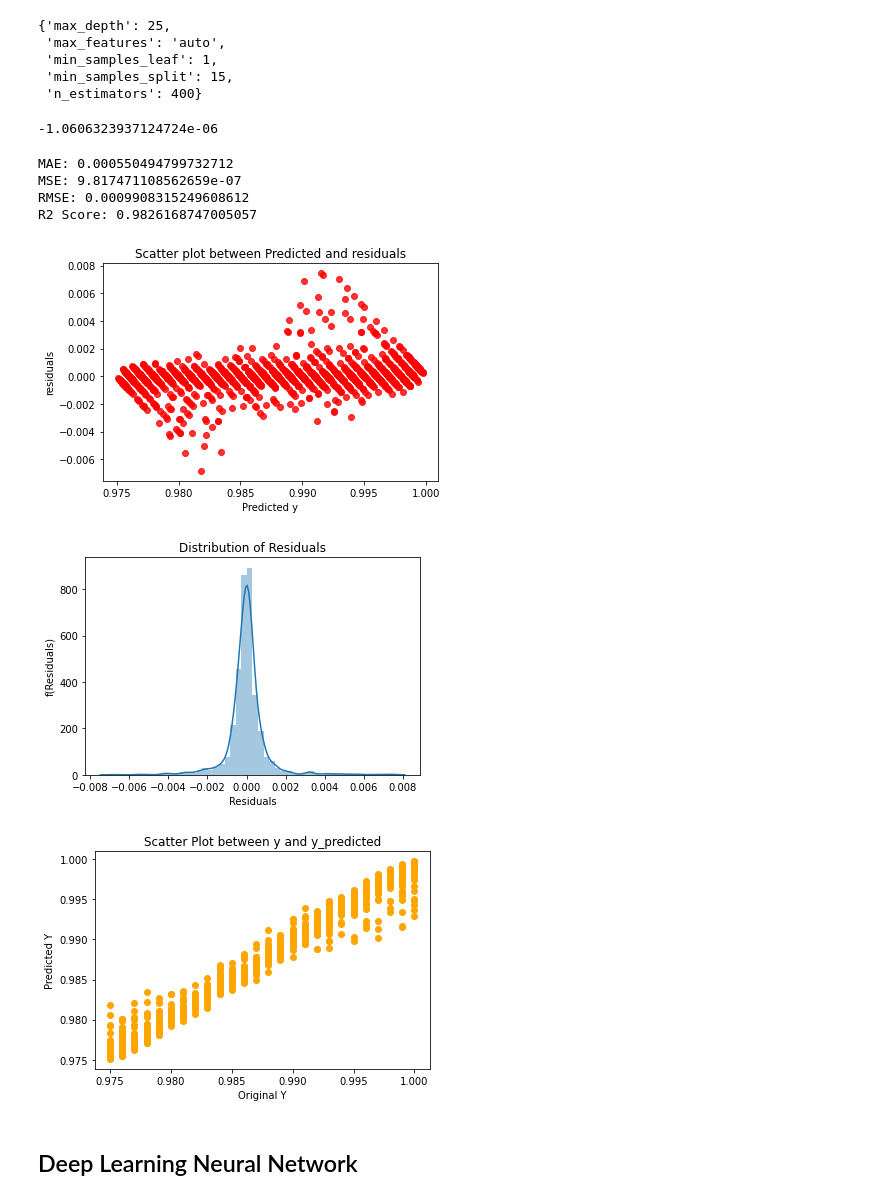
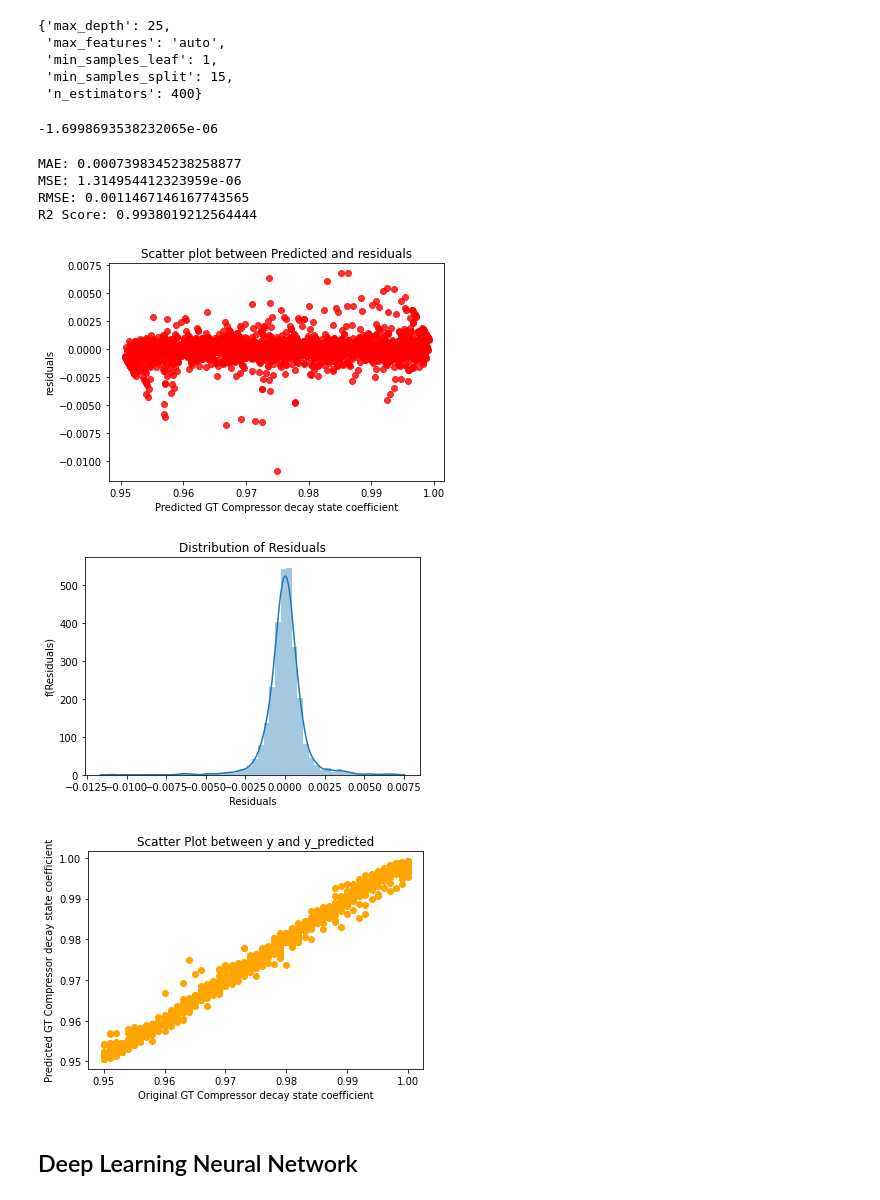
Before and after one commit to rawat999/Propulsion-Plants-Decay-Evaluation, a Jupyter notebook: Propulsion_Plants_Decay_Evaluation.ipynb, the cells around one changed output. Drawn from its saved outputs; the diff is of its cells as text; code cells hidden in the pictures.

Commit message:
GT Compressor decay state coefficient

```diff
--- a/Propulsion_Plants_Decay_Evaluation.ipynb
+++ b/Propulsion_Plants_Decay_Evaluation.ipynb
@@ -12,7 +12,8 @@ import seaborn as sns
 # %% [markdown]
 **Reading Data from github**
 # %%
-df = pd.read_csv("https://raw.githubusercontent.com/rawatpremsingh999/Propulsion-Plants-Decay-Evaluation/master/propulsion.csv",index_col=["Unnamed: 0"])
+url = "https://raw.githubusercontent.com/rawatpremsingh999/Propulsion-Plants-Decay-Evaluation/master/propulsion.csv"
+df = pd.read_csv(url,index_col=["Unnamed: 0"])
 # %%
 df.head()
 # %% [output]
@@ -89,6 +164,6 @@ Index(['Lever position (lp) [ ]', 'Ship speed (v) [knots]',
 # %%
-df_for_Turbine = df.drop(columns = ['Ship speed (v) [knots]',
-       'GT Compressor inlet air temperature (T1) [C]',
+# removing unimportant feature
+df_for_Turbine = df.drop(columns = ['GT Compressor inlet air temperature (T1) [C]',
        'GT Compressor inlet air pressure (P1) [bar]'])
 df_for_Turbine.head()
 # %% [output]
@@ -117,8 +192,8 @@ plt.hist(df['GT Turbine decay state coefficient.'])
 import statsmodels.api as sm
 from scipy import stats
 # %%
-X = df_for_Turbine.iloc[:,:-1]
-y = df_for_Turbine.iloc[:,-1]
+X = df_for_Turbine.drop(columns=['GT Compressor decay state coefficient.'])
+y = df_for_Turbine.iloc[:,-2]
 z = sm.add_constant(X)
 model = sm.OLS(y,z).fit()
 print(model.summary())
@@ -204,6 +240,0 @@ plt.show()
-# %%
-X = df.iloc[:,:-2]
-y = df.iloc[:,-2]
-z = sm.add_constant(X)
-model = sm.OLS(y,z).fit()
-print(model.summary())
@@ -417,7 +399,7 @@ rf_random.best_params_
 # %%
 rf_random.best_score_
 # %% [output]
--1.0606323937124724e-06
+-1.6998693538232065e-06
 # %%
 y_pred = rf_random.predict(X_test)
 # %%
@@ -426,20 +408,20 @@ print('MSE:', mean_squared_error(y_test, y_pred))
 print('RMSE:', np.sqrt(mean_squared_error(y_test, y_pred)))
 print('R2 Score:', r2_score(y_test, y_pred))
 # %% [output]
-MAE: 0.000550494799732712
-MSE: 9.817471108562659e-07
-RMSE: 0.0009908315249608612
-R2 Score: 0.9826168747005057
+MAE: 0.0007398345238258877
+MSE: 1.314954412323959e-06
+RMSE: 0.0011467146167743565
+R2 Score: 0.9938019212564444
 # %%
 # Residuals plot
 residuals  = y_test - y_pred
 sns.regplot(x = y_pred, y = residuals,scatter = True, fit_reg= False,color='red')
-plt.xlabel('Predicted y')
+plt.xlabel('Predicted GT Compressor decay state coefficient')
 plt.ylabel('residuals')
 plt.title('Scatter plot between Predicted and residuals')
 plt.show()
 # %% [output]
-[figure, old version]
+[figure, new version]
 # %%
 sns.distplot(residuals)
 plt.xlabel('Residuals')
@@ -447,15 +429,15 @@ plt.ylabel('f(Residuals)')
 plt.title('Distribution of Residuals')
 plt.show()
 # %% [output]
-[figure, old version]
+[figure, new version]
 # %%
 plt.scatter(y_test,y_pred,c='orange')
-plt.xlabel('Original Y')
-plt.ylabel('Predicted Y')
+plt.xlabel('Original GT Compressor decay state coefficient')
+plt.ylabel('Predicted GT Compressor decay state coefficient')
 plt.title('Scatter Plot between y and y_predicted')
 plt.show()
 # %% [output]
-[figure, old version]
+[figure, new version]
 # %% [markdown]
 ## Deep Learning Neural Network
 # %%
```
Also changed, not shown: parts of 49 cells of this notebook.
